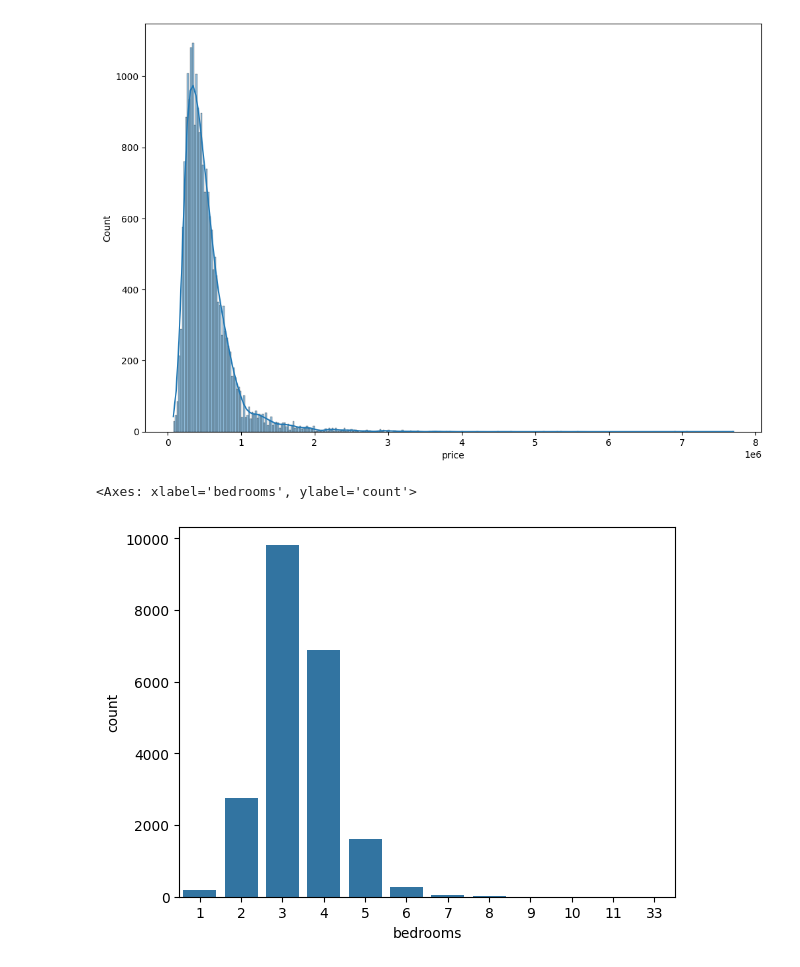
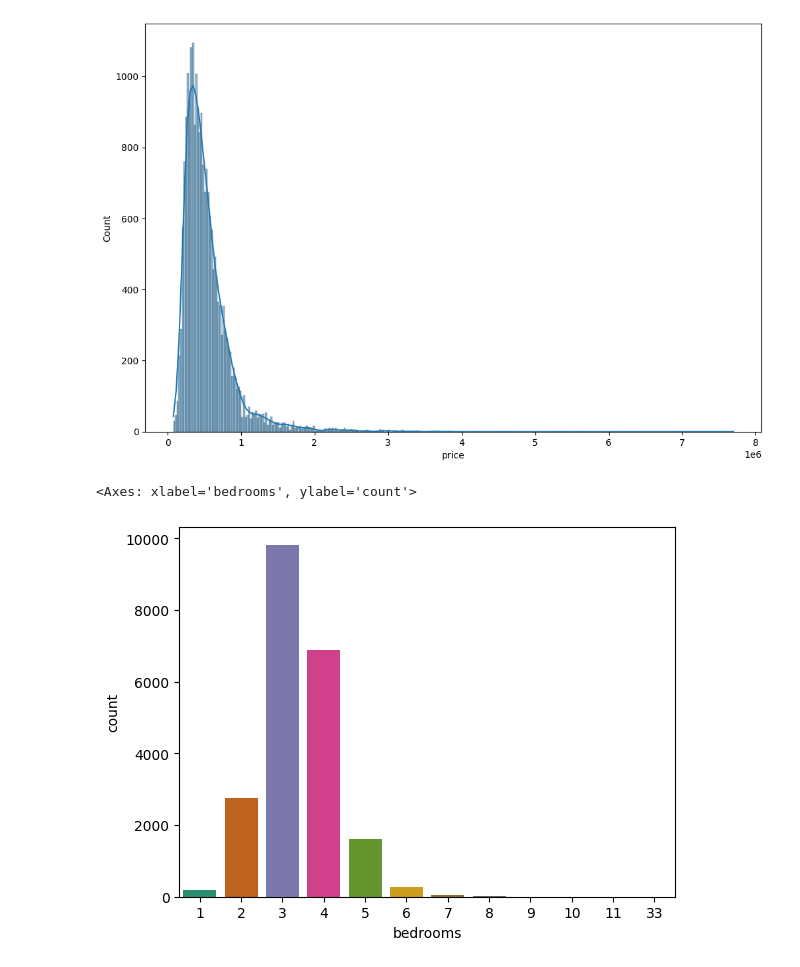
Before and after one commit to Sabbha20/ten-k-learn, a Jupyter notebook: 01 tensorflow-Keras/01 - Keras Regression.ipynb, the cells around one changed output. Drawn from its saved outputs; the diff is of its cells as text; code cells hidden in the pictures.

Commit message:
Keras Regression - Exploratory Data Analysis

```diff
--- a/01 tensorflow-Keras/01 - Keras Regression.ipynb
+++ b/01 tensorflow-Keras/01 - Keras Regression.ipynb
@@ -120,7 +120,7 @@ sns.histplot(df["price"], kde=True)
 <Axes: xlabel='price', ylabel='Count'>
 [figure]
 # %%
-sns.countplot(data=df, x=df['bedrooms'])
+sns.countplot(data=df, x=df['bedrooms'], hue='bedrooms', palette='Dark2' , legend=False)
 # %% [output]
 <Axes: xlabel='bedrooms', ylabel='count'>
-[figure, old version]
+[figure, new version]
```
Also changed, not shown: parts of 2 cells of this notebook.
